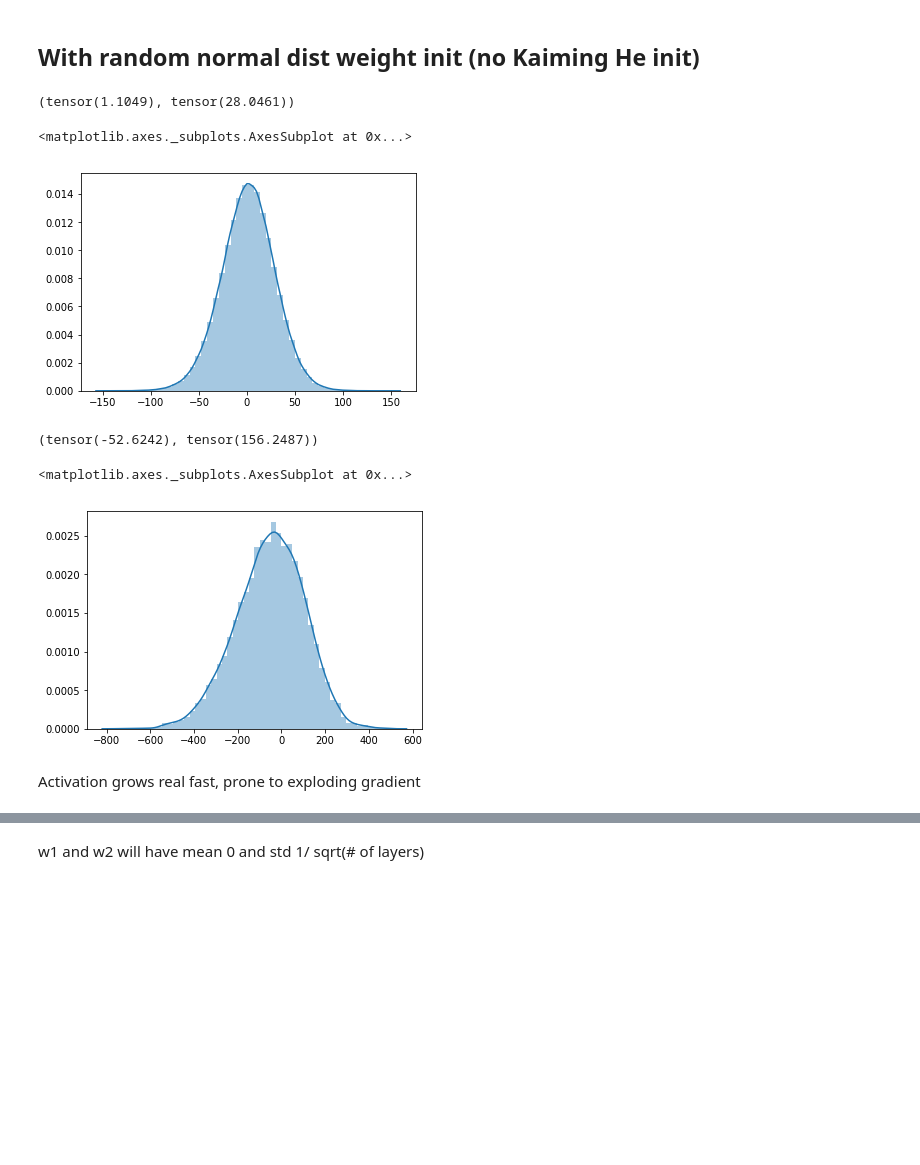
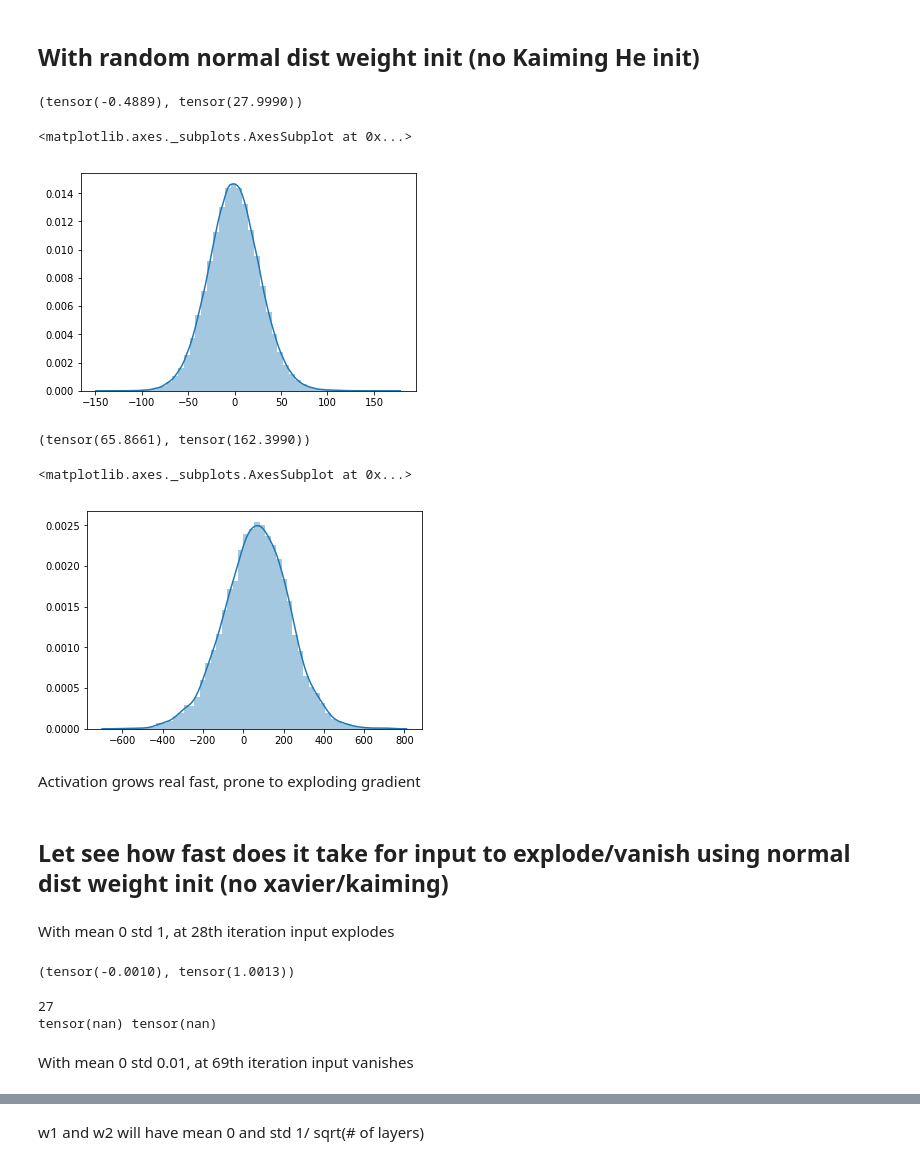
Before and after one commit to anhquan0412/fastai_v3p1, a Jupyter notebook: part_2/matmul_and_weight_init.ipynb, the cells around one changed output, grey strips where cells are left out. Drawn from its saved outputs; the diff is of its cells as text; code cells hidden in the pictures; blank space fills up the shorter version.

Commit message:
more example on weight init + new nb for fastai module

```diff
--- a/part_2/matmul.ipynb
+++ b/part_2/matmul_and_weight_init.ipynb
@@ -272,22 +274,43 @@ def lin(x, w, b): return x@w + b
 # %%
 n_hidden = 50
 w1 = torch.randn(m,n_hidden)
 w2 = torch.randn(n_hidden,1)
+b1 = torch.zeros(n_hidden)
 b2 = torch.zeros(1)
 o = lin(x_valid,w1,b1)
 o.mean(),o.std()
 sns.distplot(o.view(-1).tolist())
 # %% [output]
-(tensor(1.1049), tensor(28.0461))
+(tensor(-0.4889), tensor(27.9990))
 <matplotlib.axes._subplots.AxesSubplot at 0x...>
-[figure, old version]
+[figure, new version]
 # %%
 act2 = lin(o,w2,b2)
 act2.mean(),act2.std()
 sns.distplot(act2.view(-1).tolist())
 # %% [output]
-(tensor(-52.6242), tensor(156.2487))
+(tensor(65.8661), tensor(162.3990))
 <matplotlib.axes._subplots.AxesSubplot at 0x...>
-[figure, old version]
+[figure, new version]
 # %% [markdown]
 Activation grows real fast, prone to exploding gradient
+# %% [markdown]
+## Let see how fast does it take for input to explode/vanish using normal dist weight init (no xavier/kaiming)
+# %% [markdown]
+With mean 0 std 1, at 28th iteration input explodes
+# %%
+x = torch.randn(512)
+a = torch.randn(512,512)
+a.mean(),a.std()
+
+for i in range(100):
+    x = a @ x
+    if x.std() != x.std(): break
+print(i)
+print(x.mean(),x.std())
+# %% [output]
+(tensor(-0.0010), tensor(1.0013))
+27
+tensor(nan) tensor(nan)
+# %% [markdown]
+With mean 0 std 0.01, at 69th iteration input vanishes
```
Also changed, not shown: parts of 23 cells of this notebook, 1 other file.
